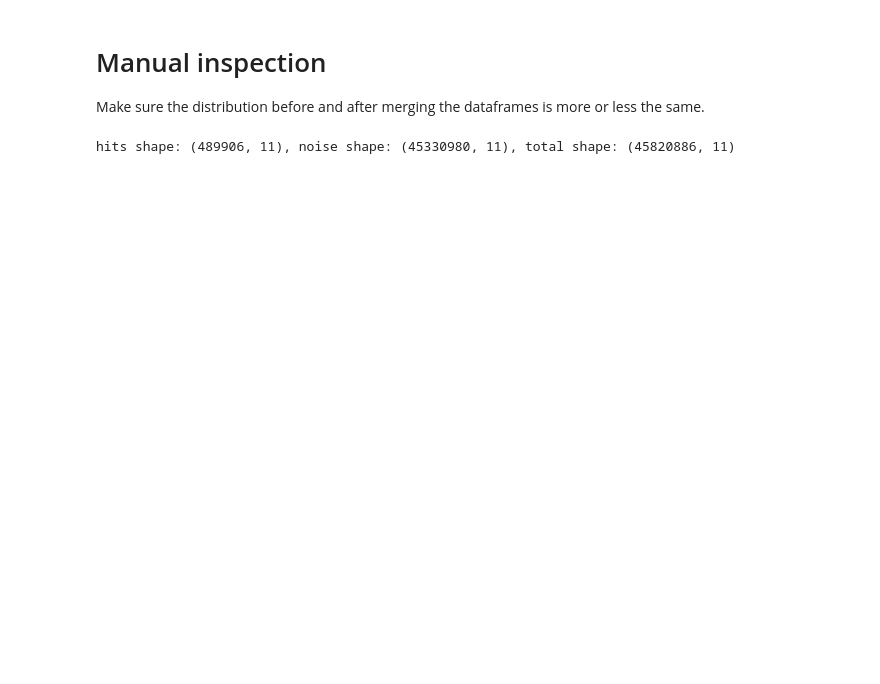
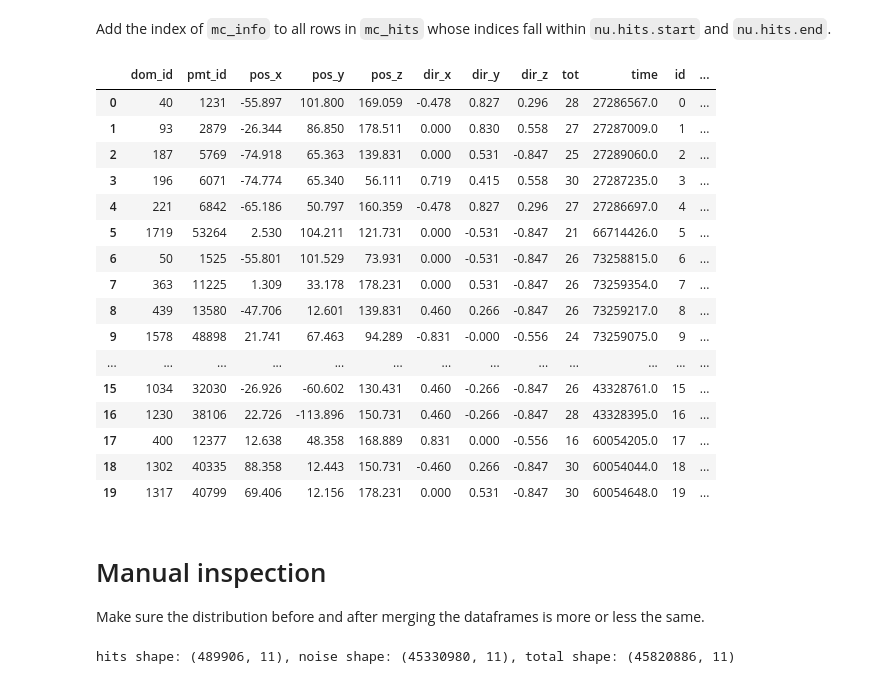
Before and after one commit to arumoy-shome/km3net, a Jupyter notebook: notebooks/combine.ipynb, the cells around one changed output. Cells and saved outputs as stored; diff of their text form; code cells hidden in the pictures; blank space fills up the shorter version.

```diff
--- a/notebooks/combine.ipynb
+++ b/notebooks/combine.ipynb
@@ -5,0 +34,8 @@ noise = pd.read_csv("../data/noise.csv")
+# %%
+mc_info = pd.read_hdf("../data/events.h5", key="/data/mc_info")
+mc_hits = pd.read_hdf("../data/events.h5", key="/data/mc_hits")
+# %%
+mc_hits = mc_hits.rename(columns={'h.dom_id': 'dom_id', 'h.pmt_id': 'pmt_id',
+    'h.pos.x': 'pos_x', 'h.pos.y': 'pos_y', 'h.pos.z': 'pos_z', 'h.dir.x':
+    'dir_x', 'h.dir.y': 'dir_y', 'h.dir.z': 'dir_z', 'h.tot': 'tot', 'h.t':
+    'time'})
@@ -5,0 +58,4 @@ noise = pd.read_csv("../data/noise.csv")
+# %%
+mc_info["event_id"] = mc_info.index
+mc_hits["id"] = mc_hits.index
+mc_info.drop_duplicates(subset='nu.hits.end', inplace=True)
@@ -6,3 +78,29 @@ noise = pd.read_csv("../data/noise.csv")
+# %% [markdown]
+Add the index of `mc_info` to all rows in `mc_hits` whose indices fall within `nu.hits.start` and `nu.hits.end`.
+# %%
+bins = pd.concat([pd.Series([0]), mc_info["nu.hits.end"]])
+mc_hits["event_id"] = pd.cut(mc_hits.id, bins=bins, right=False,
+                             labels=mc_info["event_id"], include_lowest=True)
+# %%
+mc_hits.iloc[0:20]
+# %% [output]
+|  | dom_id | pmt_id | pos_x | pos_y | pos_z | dir_x | dir_y | dir_z | tot | time | id | ... |
+| 0 | 40 | 1231 | -55.897 | 101.800 | 169.059 | -0.478 | 0.827 | 0.296 | 28 | 27286567.0 | 0 | ... |
+| 1 | 93 | 2879 | -26.344 | 86.850 | 178.511 | 0.000 | 0.830 | 0.558 | 27 | 27287009.0 | 1 | ... |
+| 2 | 187 | 5769 | -74.918 | 65.363 | 139.831 | 0.000 | 0.531 | -0.847 | 25 | 27289060.0 | 2 | ... |
+| 3 | 196 | 6071 | -74.774 | 65.340 | 56.111 | 0.719 | 0.415 | 0.558 | 30 | 27287235.0 | 3 | ... |
+| 4 | 221 | 6842 | -65.186 | 50.797 | 160.359 | -0.478 | 0.827 | 0.296 | 27 | 27286697.0 | 4 | ... |
+| 5 | 1719 | 53264 | 2.530 | 104.211 | 121.731 | 0.000 | -0.531 | -0.847 | 21 | 66714426.0 | 5 | ... |
+| 6 | 50 | 1525 | -55.801 | 101.529 | 73.931 | 0.000 | -0.531 | -0.847 | 26 | 73258815.0 | 6 | ... |
+| 7 | 363 | 11225 | 1.309 | 33.178 | 178.231 | 0.000 | 0.531 | -0.847 | 26 | 73259354.0 | 7 | ... |
+| 8 | 439 | 13580 | -47.706 | 12.601 | 139.831 | 0.460 | 0.266 | -0.847 | 26 | 73259217.0 | 8 | ... |
+| 9 | 1578 | 48898 | 21.741 | 67.463 | 94.289 | -0.831 | -0.000 | -0.556 | 24 | 73259075.0 | 9 | ... |
+| ... | ... | ... | ... | ... | ... | ... | ... | ... | ... | ... | ... | ... |
+| 15 | 1034 | 32030 | -26.926 | -60.602 | 130.431 | 0.460 | -0.266 | -0.847 | 26 | 43328761.0 | 15 | ... |
+| 16 | 1230 | 38106 | 22.726 | -113.896 | 150.731 | 0.460 | -0.266 | -0.847 | 28 | 43328395.0 | 16 | ... |
+| 17 | 400 | 12377 | 12.638 | 48.358 | 168.889 | 0.831 | 0.000 | -0.556 | 16 | 60054205.0 | 17 | ... |
+| 18 | 1302 | 40335 | 88.358 | 12.443 | 150.731 | -0.460 | 0.266 | -0.847 | 30 | 60054044.0 | 18 | ... |
+| 19 | 1317 | 40799 | 69.406 | 12.156 | 178.231 | 0.000 | 0.531 | -0.847 | 30 | 60054648.0 | 19 | ... |
 # %% [markdown]
 # Manual inspection
 Make sure the distribution before and after merging the dataframes is more or less the same.
```
Also changed, not shown: parts of 12 cells of this notebook, 2 other files.
